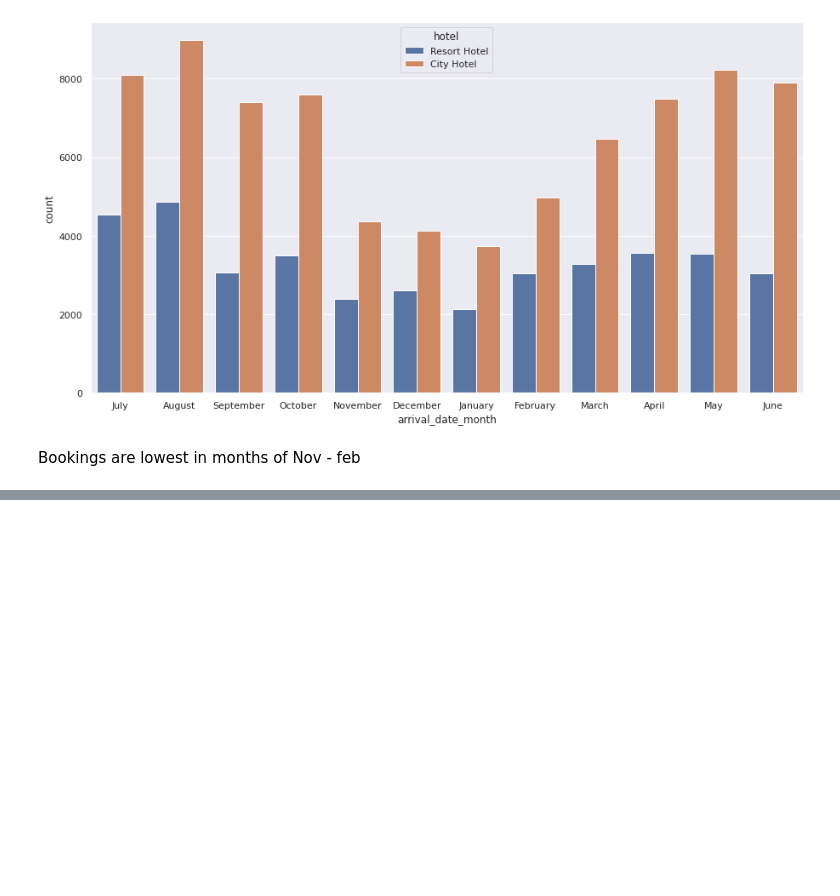
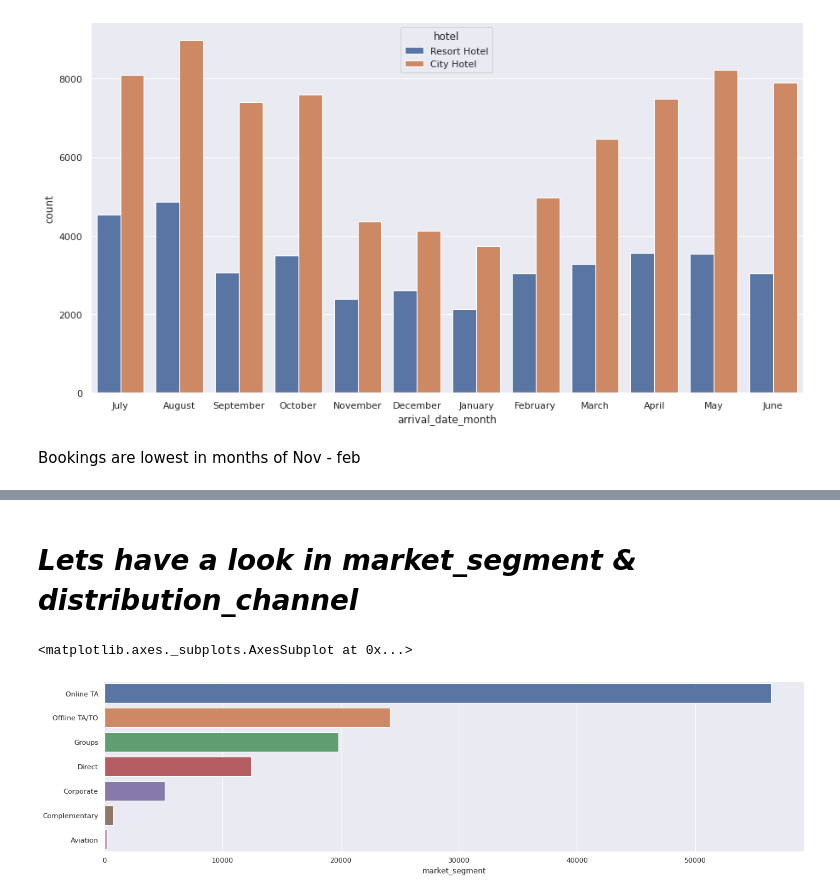
Before and after one commit to SuvirKapse/Hotel-Booking-Analysis, a Jupyter notebook: Suvir_kapse_Hotel_Booking_Analysis_Capstone_Project.ipynb, the cells around one changed output, grey strips where cells are left out. Saved outputs shown, nothing was run; the diff lists cells and outputs as text; code cells hidden in the pictures; blank space fills up the shorter version.

```diff
--- a/Suvir_kapse_Hotel_Booking_Analysis_Capstone_Project.ipynb
+++ b/Suvir_kapse_Hotel_Booking_Analysis_Capstone_Project.ipynb
@@ -229,0 +219,11 @@ Name: arrival_date_month, dtype: int64
+# %% [markdown]
+# ***Lets have a look in market_segment & distribution_channel***
+# %%
+x =hotel_df['market_segment'].value_counts()
+
+y = hotel_df['market_segment'].value_counts().index.tolist()
+
+sns.barplot(x,y)
+# %% [output]
+<matplotlib.axes._subplots.AxesSubplot at 0x...>
+[figure, added]
```
Also changed, not shown: parts of 13 cells of this notebook.
